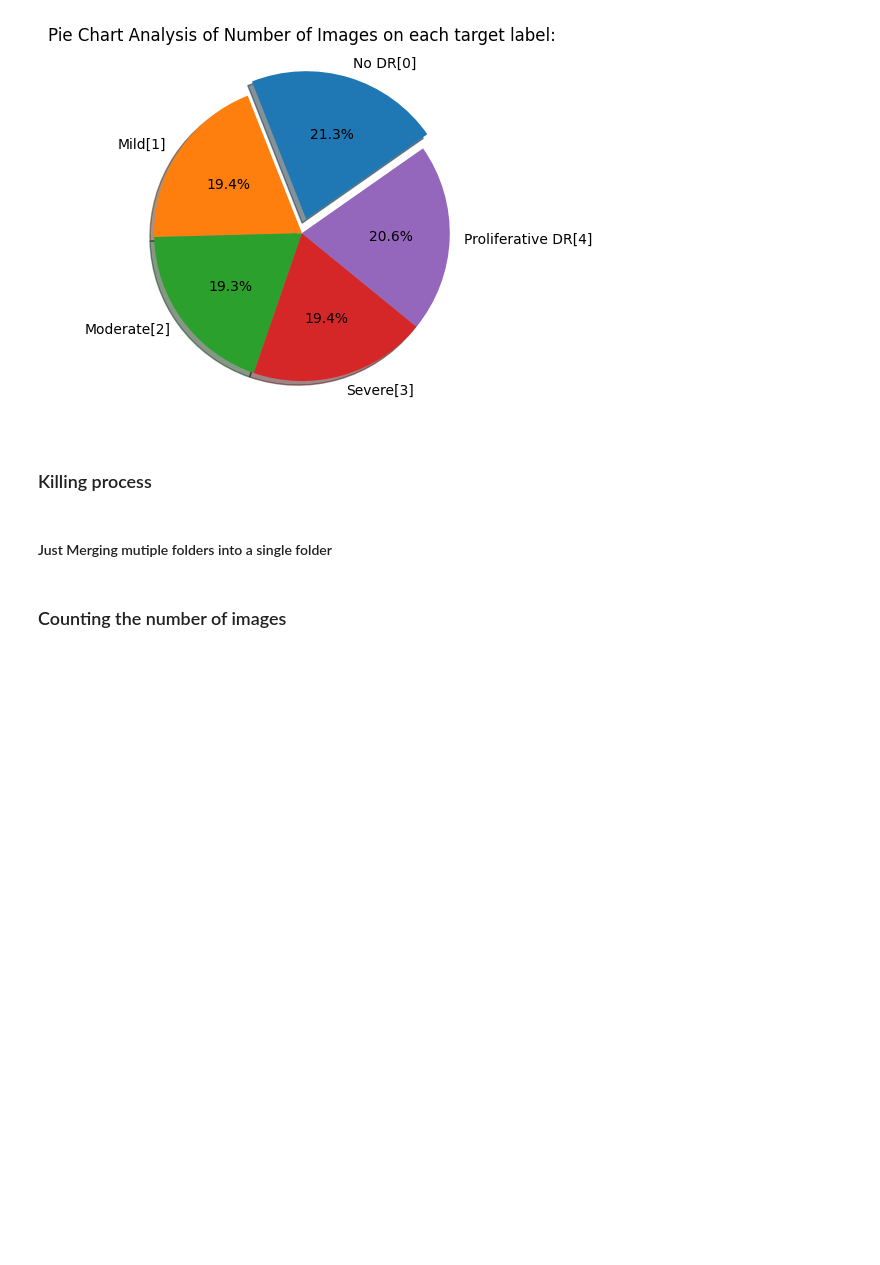
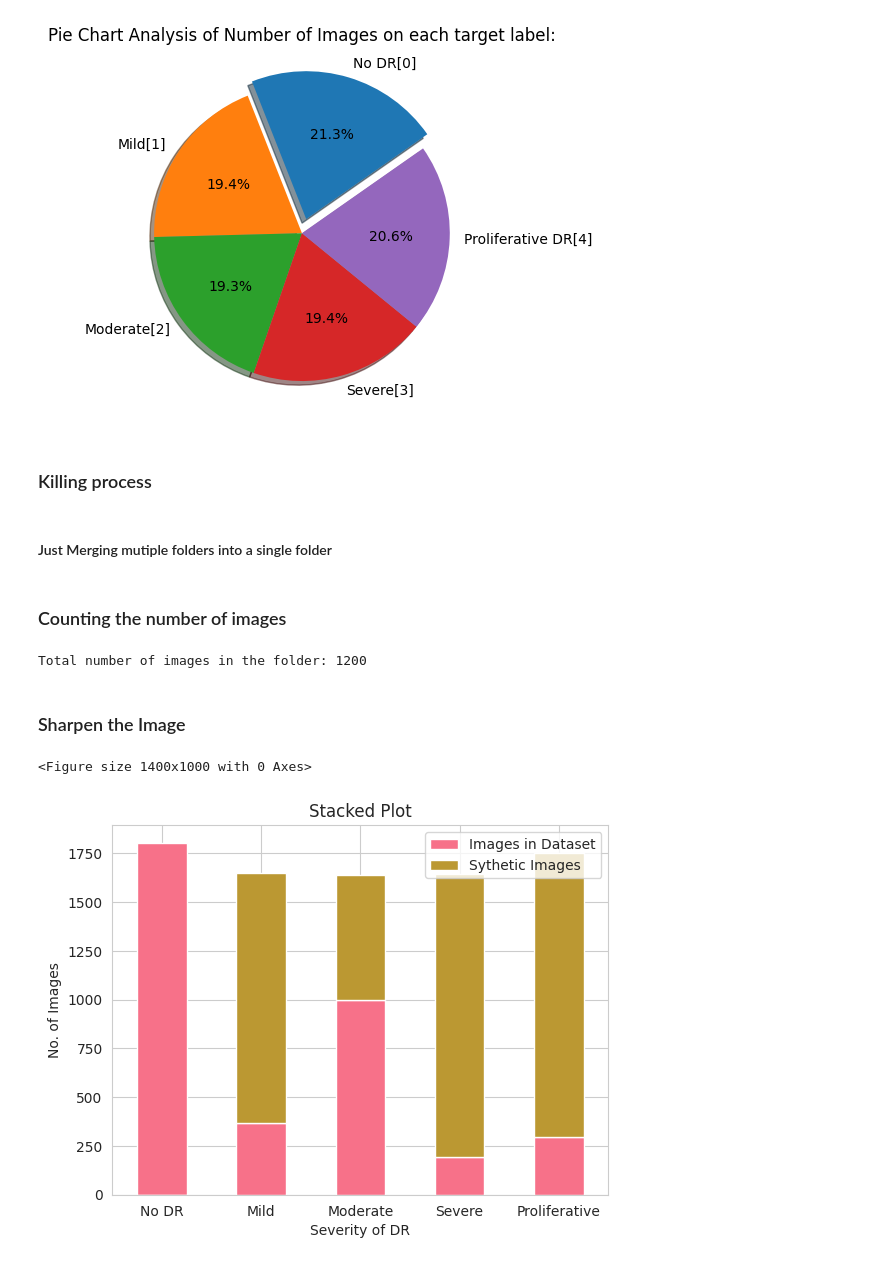
Before and after one commit to Shashan-k/DR-detection, a Jupyter notebook: split_dataset-UtilityFunc.ipynb, the cells around one changed output. Drawn from its saved outputs; the diff is of its cells as text; code cells hidden in the pictures; blank space fills up the shorter version.

```diff
--- a/split_dataset-UtilityFunc.ipynb
+++ b/split_dataset-UtilityFunc.ipynb
@@ -293,7 +293,11 @@ def count_images(folder_path):
     return image_count
 
 # Specify the path to the folder containing images
-folder_path = 'D:/Projects/Research/DDPM/Synthetic_Data_All'
+folder_path = '/home/shashank/All_code/Research/APTOS_DDPM/all_generated_size_128_classwise/all_generated_999'
 # Call the function to count the number of images
 num_images = count_images(folder_path)
 print(f'Total number of images in the folder: {num_images}')
+# %% [output]
+Total number of images in the folder: 1200
+# %% [markdown]
+### Sharpen the Image
@@ -299,0 +332,25 @@ print(f'Total number of images in the folder: {num_images}')
+# %%
+import pandas as pd
+import matplotlib.pyplot as plt
+
+# Prepare the data
+data = {
+    'Images in Dataset': [1805,370, 999, 193,295],
+    'Sythetic Images': [0,1280, 640, 1453,1456]
+}
+index = ['No DR', 'Mild', 'Moderate', 'Severe', 'Proliferative']
+df = pd.DataFrame(data, index=index)
+
+# Plot the stacked plot
+plt.figure(figsize=(14, 10))
+df.plot(kind='bar', stacked=True)
+plt.title('Stacked Plot')
+plt.xlabel('Severity of DR')
+plt.ylabel('No. of Images')
+plt.xticks(rotation=0)
+#plt.legend(title='Classes', loc='upper left')
+#plt.tight_layout()
+plt.show()
+# %% [output]
+<Figure size 1400x1000 with 0 Axes>
+[figure, added]
```
Also changed, not shown: parts of 2 cells of this notebook.
